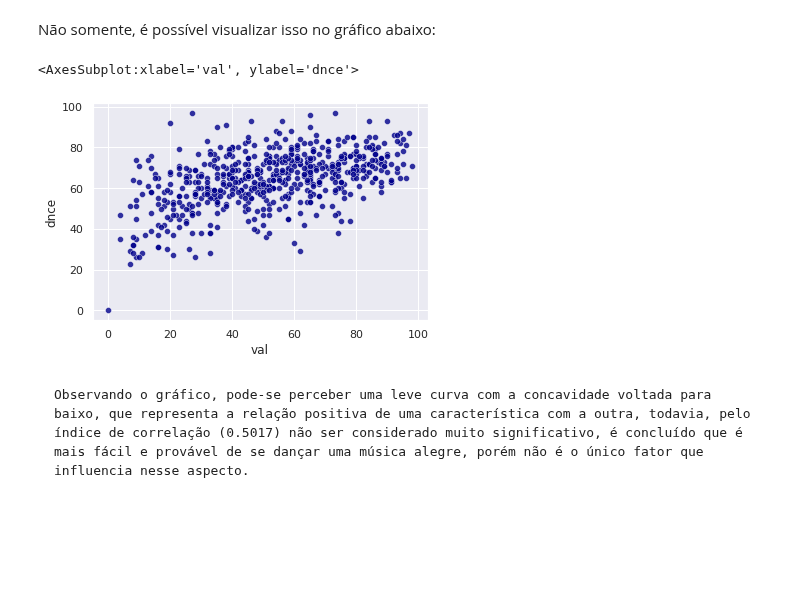
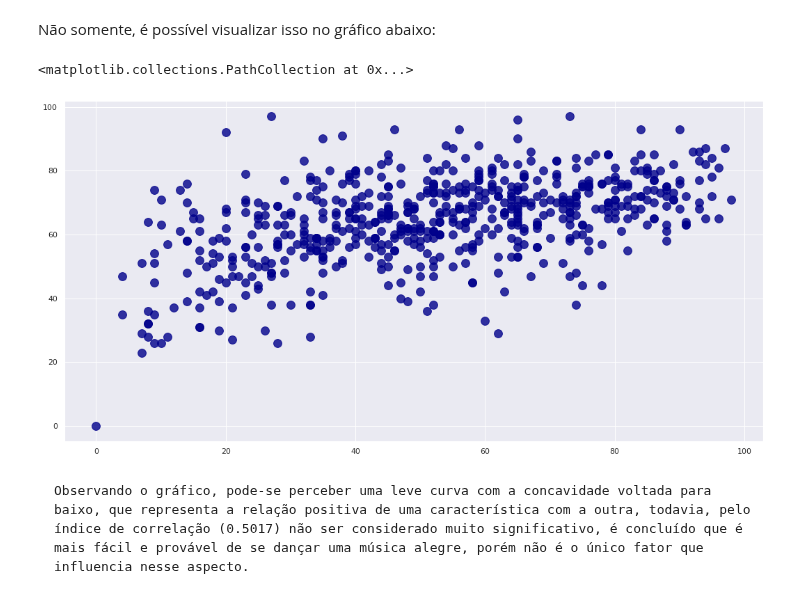
Before and after one commit to viniciusolzon/Music_Analysis, a Jupyter notebook: final_project.ipynb, the cells around one changed output. Saved outputs shown, nothing was run; the diff lists cells and outputs as text; code cells hidden in the pictures; blank space fills up the shorter version.

```diff
--- a/final_project.ipynb
+++ b/final_project.ipynb
@@ -452,11 +458,15 @@ corr_val_dnce.round(decimals = 4)
 Como visto acima, o quanto uma música é alegre tem sim uma correlação com o quanto ela é facil de ser dançada, no caso (0.5017).
 # %% [markdown]
 Não somente, é possível visualizar isso no gráfico abaixo:
-# %%
-sns.scatterplot(data = first_df, x = first_df["val"], y = first_df["dnce"], alpha = 0.8, color = "darkblue")
-# %% [output]
-<AxesSubplot:xlabel='val', ylabel='dnce'>
-[figure, removed]
+# %%
+f = plt.figure()
+f.set_figwidth(18)
+f.set_figheight(9)
+
+plt.scatter(first_df["val"], first_df["dnce"], s = 140, color = "darkblue", alpha = 0.8)
+# %% [output]
+<matplotlib.collections.PathCollection at 0x...>
+[figure, added]
 # %% [markdown]
     Observando o gráfico, pode-se perceber uma leve curva com a concavidade voltada para baixo, que representa a relação positiva de uma característica com a outra, todavia, pelo índice de correlação (0.5017) não ser considerado muito significativo, é concluído que é mais fácil e provável de se dançar uma música alegre, porém não é o único fator que influencia nesse aspecto.
 # %% [markdown]
```
Also changed, not shown: parts of 37 cells of this notebook.
